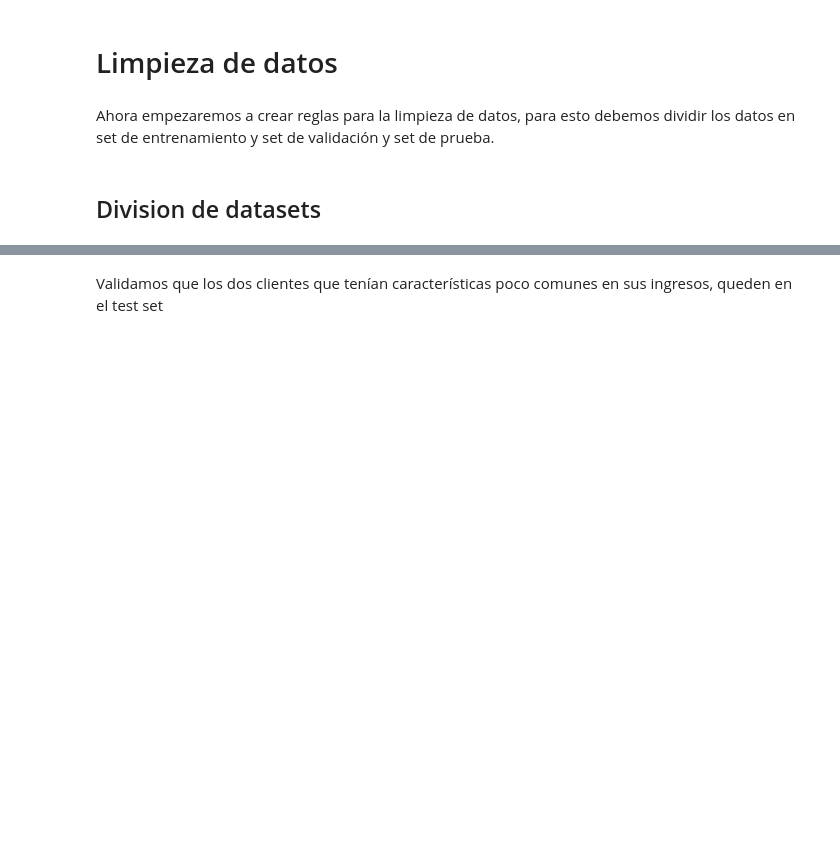
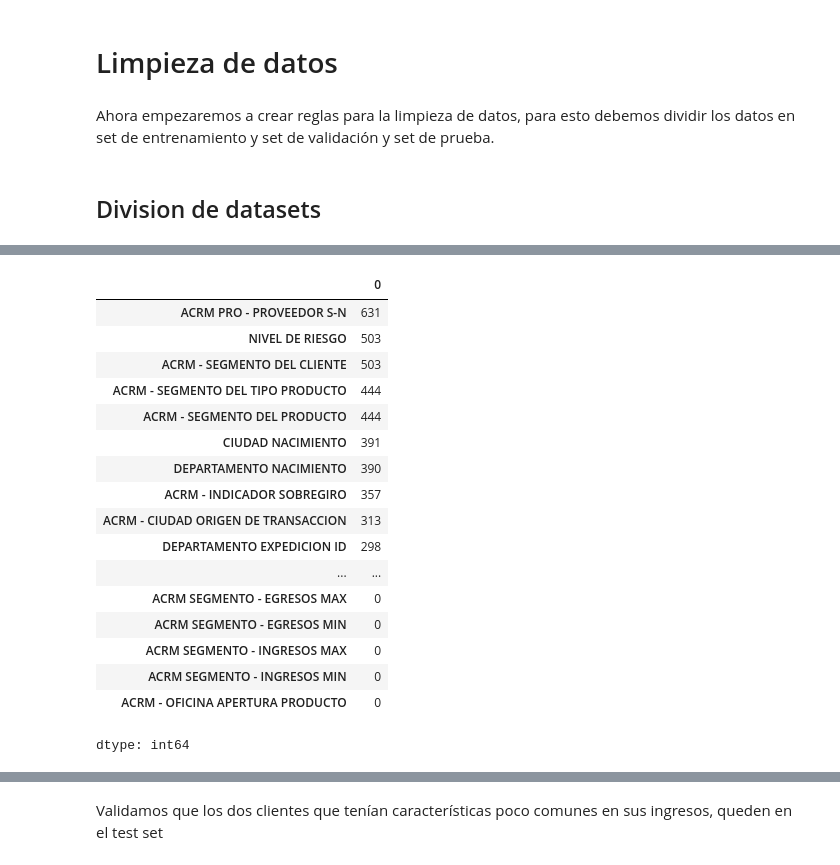
Before and after one commit to gabrielres10/EDA-Caso-Banco, a Jupyter notebook: plantilla_entrega_final_(renombrar).ipynb, the cells around one changed output, grey strips where cells are left out. Saved outputs shown, nothing was run; the diff lists cells and outputs as text; code cells hidden in the pictures; blank space fills up the shorter version.

```diff
--- a/plantilla_entrega_final_(renombrar).ipynb
+++ b/plantilla_entrega_final_(renombrar).ipynb
@@ -967,0 +837,9 @@ dtype: int64
+# %%
+#reemplazar el nombre de la columna 'ACRM - NIVEL DE RIESGO' por 'NIVEL DE RIESGO'
+df.rename(columns={'ACRM - NIVEL DE RIESGO': 'NIVEL DE RIESGO'}, inplace=True)
+# %%
+#ordenar todos los valores
+X.isna().sum().sort_values(ascending=False)
+#mostrar todos los resultados
+pd.set_option('display.max_rows', None)
+print(X.isna().sum().sort_values(ascending=False))
@@ -967,0 +864,3 @@ dtype: int64
+# %%
+#Eliminar columna con muchos Outliers ACRM - RESERVADO ALFA  2, ACRM - SEGMENTO JURISDICCION INTERNACIONAL, ACRM - CIUDAD DESTINO TRANSACCION, PERSONA NATURAL C/COMERCIO, ACRM - PAIS ORDENANTE / BENEFICIARIO, CLASE DE CLIENTE, ACRM - RESERVADO ALFA  5, ACRM - RESERVADO ALFA  6, ACRM - SEGMENTO DE JURIDICCION ACRM - NIVEL RIESGO JURIDICCION, ACRM - SEGMENTO PEP, ACRM SEGMENTO - NIVEL DE RIESGO CIIU, ACRM - NIVEL DE RIESGO JURISDICCION INTERNACIONAL, ACRM - CODIGO PAIS ORIGEN DE TRANSACCION, USUARIO/CLIENTE, ACRM - RESERVADO ALFA  7, EMPRESA DONDE LABORA, RIESGO ULTIMO PAIS , ULTIMO PAIS
+df_limpio=df.drop(['ACRM - RESERVADO ALFA  2', 'ACRM - SEGMENTO JURISDICCION INTERNACIONAL', 'ACRM - CIUDAD DESTINO TRANSACCION', 'PERSONA NATURAL C/COMERCIO', 'ACRM - PAIS ORDENANTE / BENEFICIARIO','CLASE DE CLIENTE', 'ACRM - RESERVADO ALFA  5', 'ACRM - RESERVADO ALFA  6', 'ACRM - SEGMENTO DE JURIDICCION', 'ACRM - NIVEL RIESGO JURIDICCION', 'ACRM - SEGMENTO PEP', 'ACRM SEGMENTO - NIVEL DE RIESGO CIIU', 'ACRM - NIVEL DE RIESGO JURISDICCION INTERNACIONAL', 'ACRM - CODIGO PAIS ORIGEN DE TRANSACCION', 'USUARIO/CLIENTE', 'ACRM - RESERVADO ALFA  7', 'EMPRESA DONDE LABORA', 'RIESGO ULTIMO PAIS', 'ULTIMO PAIS','ACRM - SEGMENTO DEL CANAL'], axis=1)
@@ -967,0 +871,22 @@ dtype: int64
+# %%
+#mostra todos los valores nulos de df_limpio
+df_limpio.isna().sum().sort_values(ascending=False)
+# %% [output]
+|  | 0 |
+| ACRM PRO - PROVEEDOR S-N | 631 |
+| NIVEL DE RIESGO | 503 |
+| ACRM - SEGMENTO DEL CLIENTE | 503 |
+| ACRM - SEGMENTO DEL TIPO PRODUCTO | 444 |
+| ACRM - SEGMENTO DEL PRODUCTO | 444 |
+| CIUDAD NACIMIENTO | 391 |
+| DEPARTAMENTO NACIMIENTO | 390 |
+| ACRM - INDICADOR SOBREGIRO | 357 |
+| ACRM - CIUDAD ORIGEN DE TRANSACCION | 313 |
+| DEPARTAMENTO EXPEDICION ID | 298 |
+| ... | ... |
+| ACRM SEGMENTO - EGRESOS MAX | 0 |
+| ACRM SEGMENTO - EGRESOS MIN | 0 |
+| ACRM SEGMENTO - INGRESOS MAX | 0 |
+| ACRM SEGMENTO - INGRESOS MIN | 0 |
+| ACRM - OFICINA APERTURA PRODUCTO | 0 |
+dtype: int64
```
Also changed, not shown: parts of 58 cells of this notebook.
